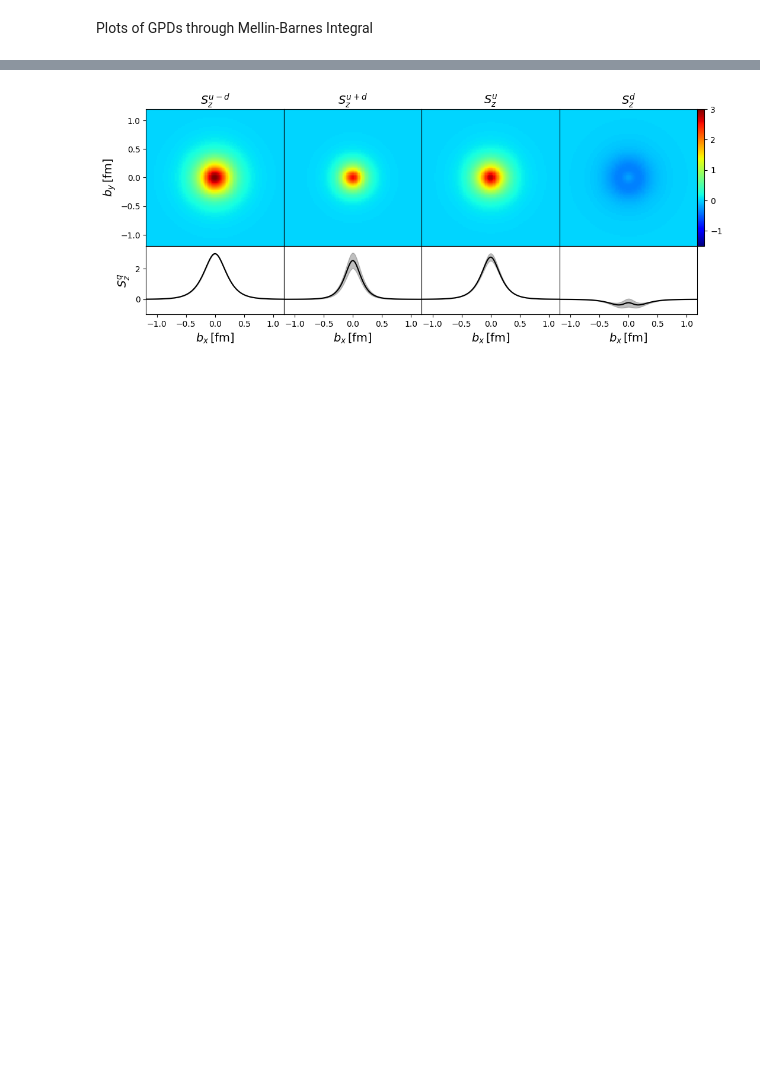
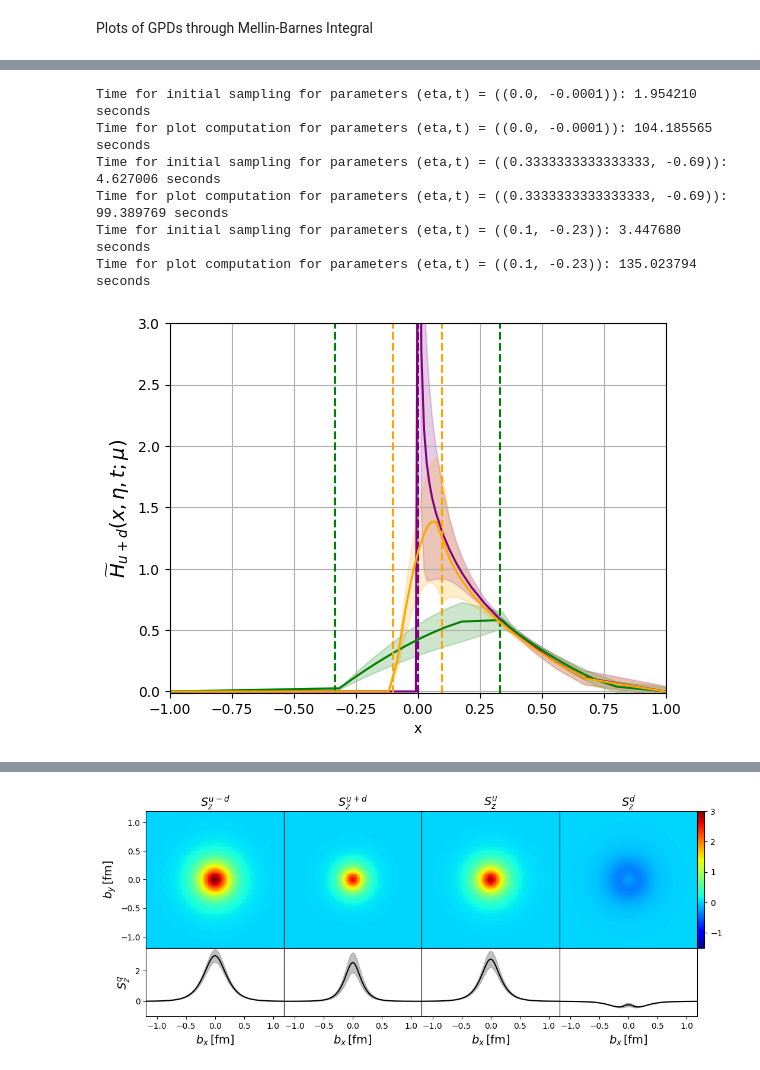
Before and after one commit to HechenMountain/stringy-gpds, a Jupyter notebook: StringBasedGPD.ipynb, the cells around one changed output, grey strips where cells are left out. Saved outputs shown, nothing was run; the diff lists cells and outputs as text; code cells hidden in the pictures; blank space fills up the shorter version.

```diff
--- a/StringBasedGPD.ipynb
+++ b/StringBasedGPD.ipynb
@@ -318,0 +345,10 @@ Time for plot computation: 128.236628 seconds
+# %%
+plot_gpds(particle="quark",moment_type="NonSingletIsoscalar",moment_label="Atilde")
+# %% [output]
+Time for initial sampling for parameters (eta,t) = ((0.0, -0.0001)): 1.954210 seconds
+Time for plot computation for parameters (eta,t) = ((0.0, -0.0001)): 104.185565 seconds
+Time for initial sampling for parameters (eta,t) = ((0.3333333333333333, -0.69)): 4.627006 seconds
+Time for plot computation for parameters (eta,t) = ((0.3333333333333333, -0.69)): 99.389769 seconds
+Time for initial sampling for parameters (eta,t) = ((0.1, -0.23)): 3.447680 seconds
+Time for plot computation for parameters (eta,t) = ((0.1, -0.23)): 135.023794 seconds
+[figure, added]
```
Also changed, not shown: parts of 46 cells of this notebook, 2 other files.
